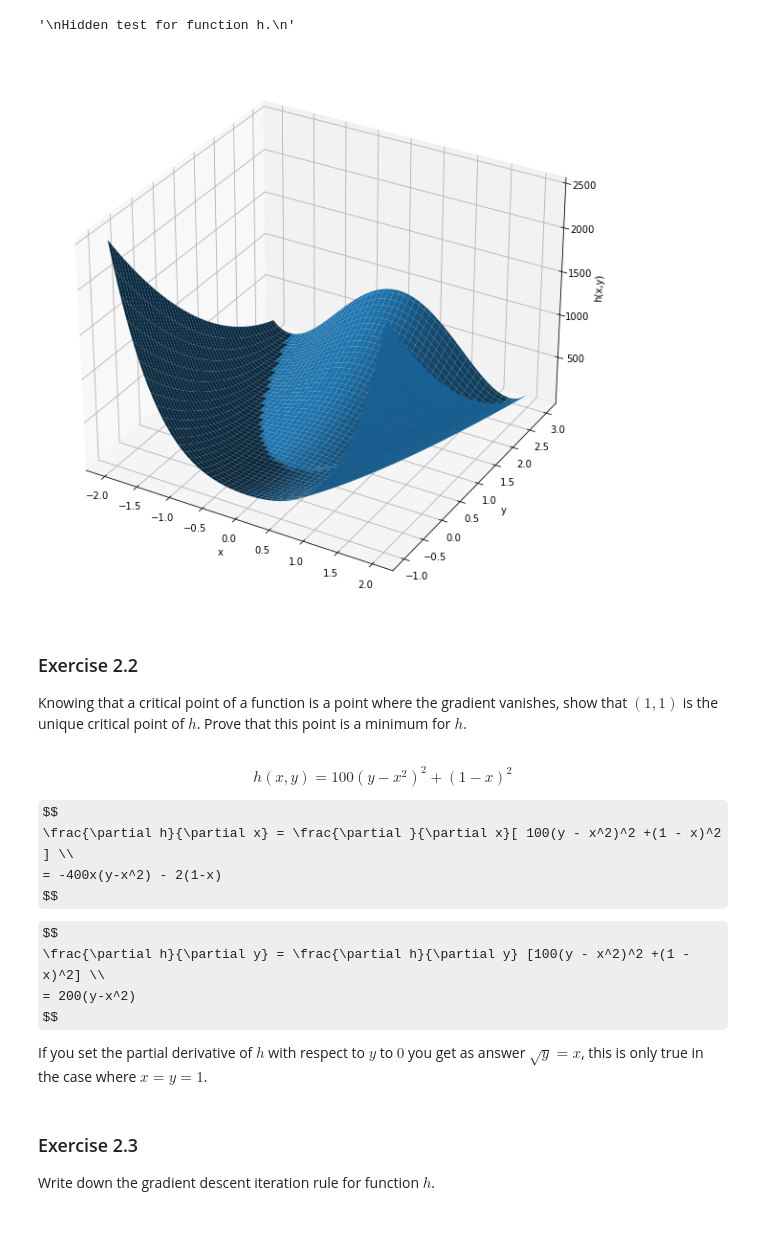
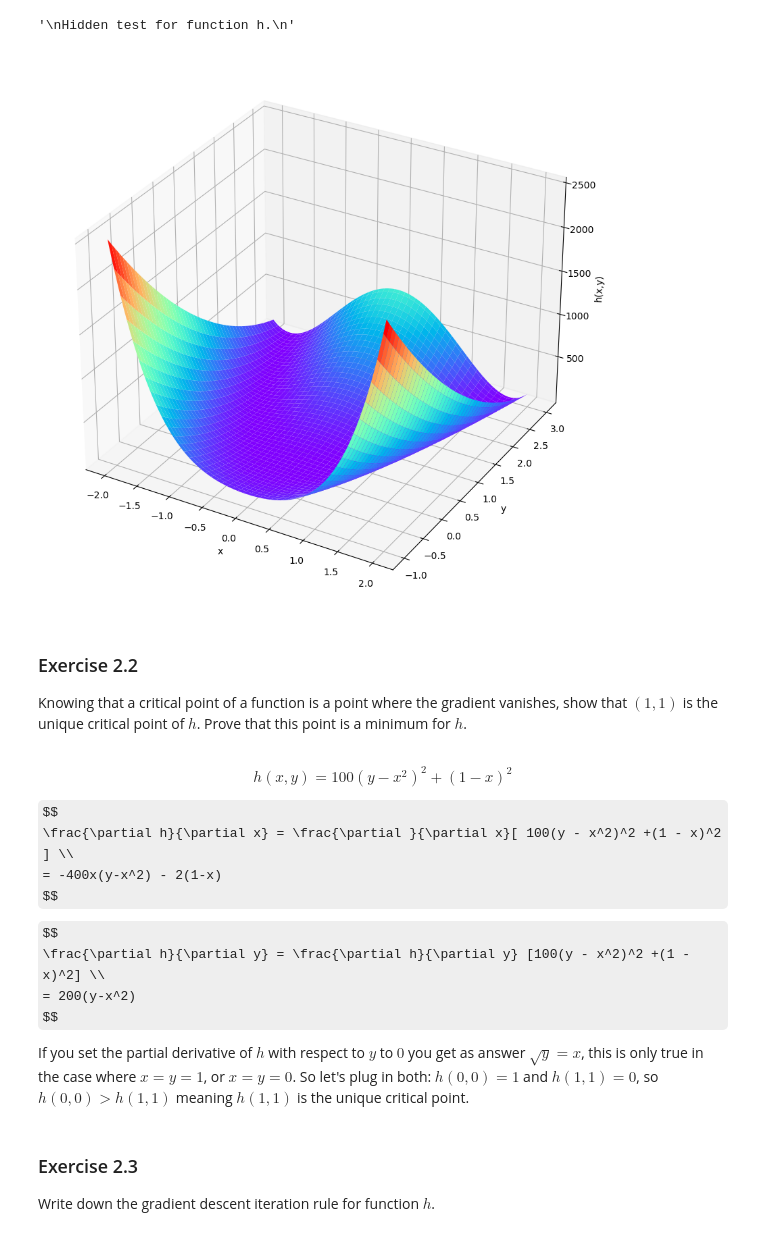
Before and after one commit to JvPost/SML, a Jupyter notebook: SML22_as01_2.ipynb, the cells around one changed output. Saved outputs shown, nothing was run; the diff lists cells and outputs as text; code cells hidden in the pictures; some formulas as TeX source.

```diff
--- a/SML22_as01_2.ipynb
+++ b/SML22_as01_2.ipynb
@@ -78,29 +78,29 @@ Hidden test for function h.
 # %%
 """
 Create a function to plot h.
 """
 
 
 def plot_h(x,y):
     # YOUR CODE HERE
     zs = np.array(h(np.ravel(x), np.ravel(y)))
     z = zs.reshape(x.shape)
 
     fig = plt.figure()
     ax = fig.add_subplot(111, projection='3d')
-    ax.plot_surface(x, y, z)
+    ax.plot_surface(x, y, z, cmap="rainbow")
 
     ax.set_xlabel('x')
     ax.set_ylabel('y')
     ax.set_zlabel('h(x,y)')
 
     fig.set_size_inches(18.5, 10.5)
 
     plt.show()
 
 plot_h(x,y)
 # %% [output]
-[figure, old version]
+[figure, new version]
 # %% [markdown]
 ### Exercise 2.2
 Knowing that a critical point of a function is a point where the gradient vanishes, show that $(1, 1)$ is the unique critical point of $h$.  Prove that this point is a minimum for $h$.
@@ -119,7 +119,7 @@ $$
 = 200(y-x^2)
 $$
 
-If you set the partial derivative of $h$ with respect to $y$ to $0$ you get as answer $\sqrt y = x$, this is only true in the case where $x = y = 1$.
+If you set the partial derivative of $h$ with respect to $y$ to $0$ you get as answer $\sqrt y = x$, this is only true in the case where $x = y = 1$, or $x=y=0$. So let's plug in both: $h(0,0) = 1$ and $h(1,1) = 0$, so $h(0,0) > h(1,1)$ meaning $h(1,1)$ is the unique critical point.
 # %% [markdown]
 ### Exercise 2.3
 Write down the gradient descent iteration rule for function $h$.
```
Also changed, not shown: parts of 6 cells of this notebook.
